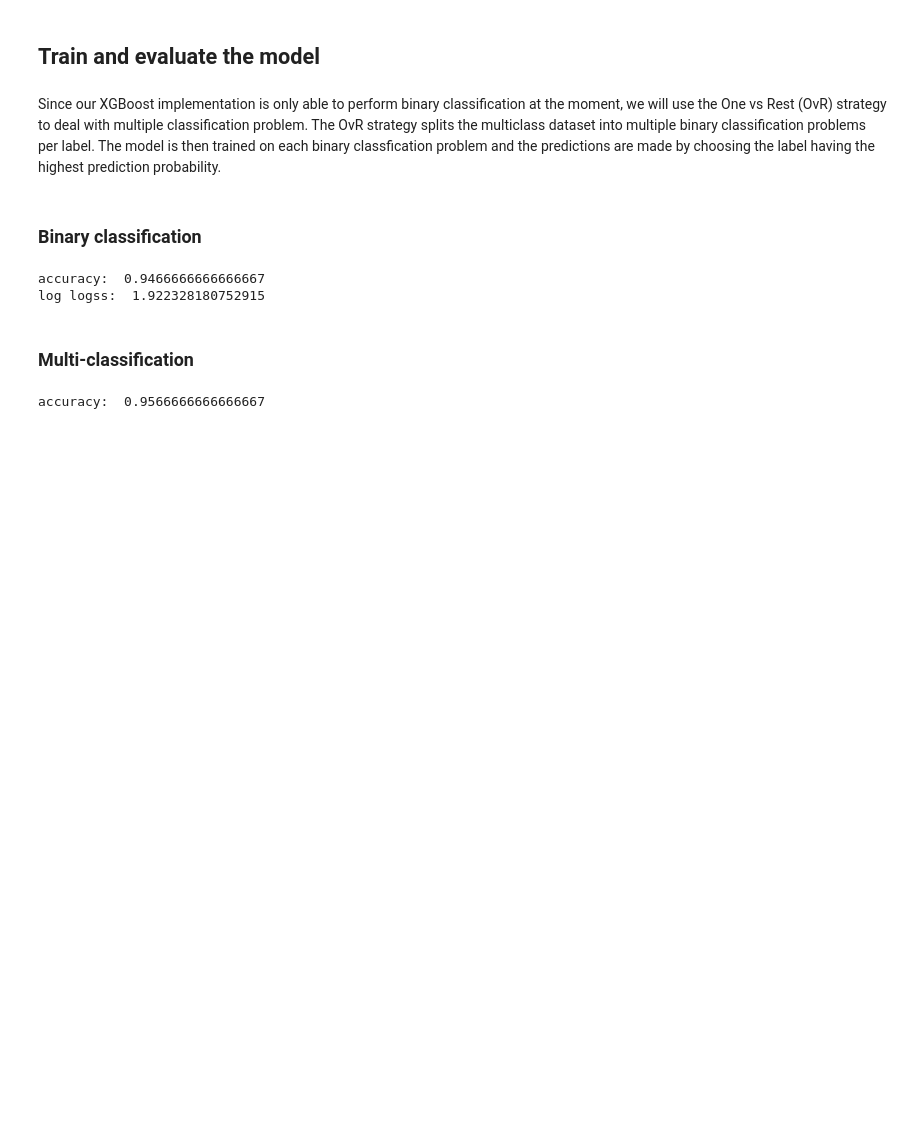
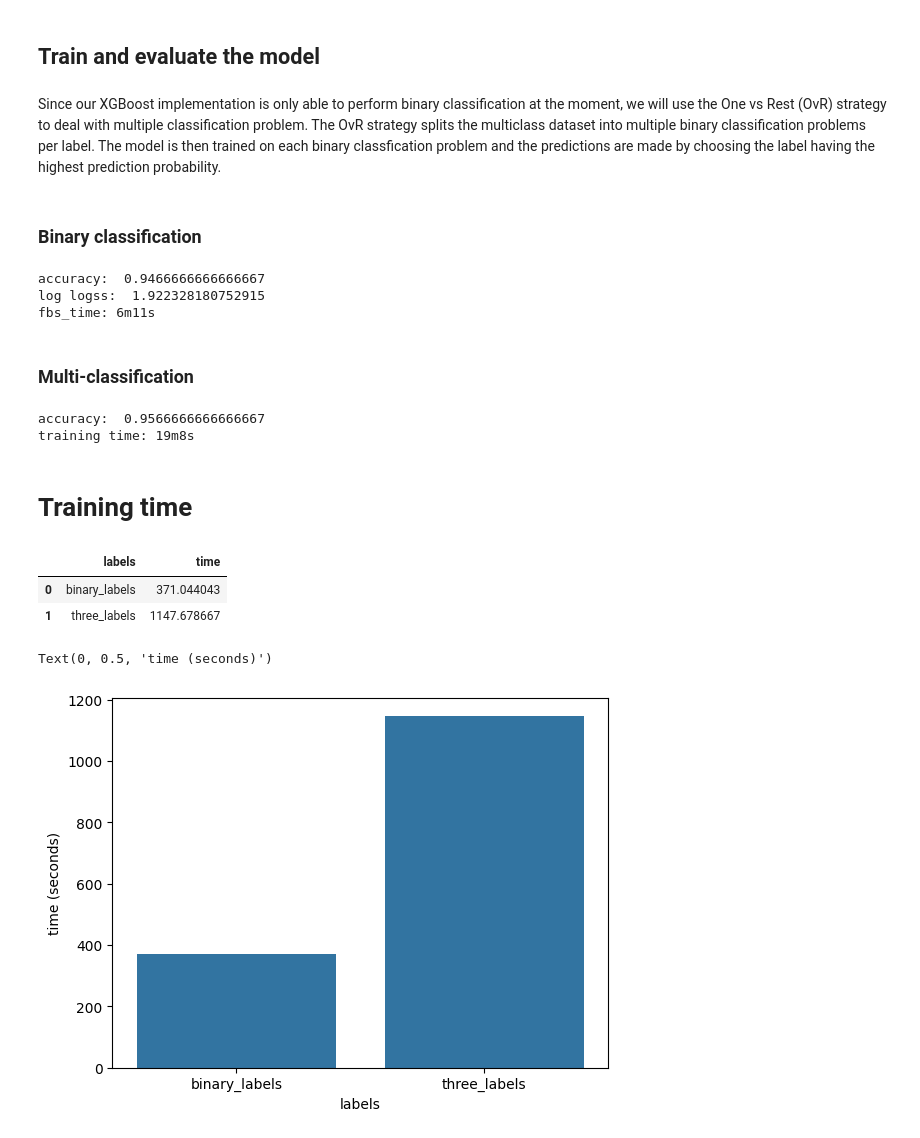
Before and after one commit to NhatPhuong2106/Applied_Parallel_Programming, a Jupyter notebook: xgboost/xgboost_sequential.ipynb, the cells around one changed output. Saved outputs shown, nothing was run; the diff lists cells and outputs as text; code cells hidden in the pictures; blank space fills up the shorter version.

Commit message:
add training time

```diff
--- a/xgboost/xgboost_sequential.ipynb
+++ b/xgboost/xgboost_sequential.ipynb
@@ -264,9 +273,12 @@ log_loss_val = log_loss(binary_labels_test, binary_labels_pred)
 
 print('accuracy: ', accuracy)
 print('log logss: ', log_loss_val)
+binary_labels_training_time = extract_time_by_min_sec(xgb_model.fbs_time)
+print('fbs_time: {minute}m{second}s'.format(minute = binary_labels_training_time[0] , second = binary_labels_training_time[1]))
 # %% [output]
 accuracy:  0.9466666666666667
 log logss:  1.922328180752915
+fbs_time: 6m11s
 # %% [markdown]
 ### Multi-classification
 # %%
@@ -297,5 +309,24 @@ multi_classifier.fit(X_train, y_train)
 y_pred = multi_classifier.predict(X_test)
 accuracy = accuracy_score(y_test, y_pred)
 print('accuracy: ', accuracy)
+three_labels_training_time = extract_time_by_min_sec(multi_classifier.training_time)
+print('training time: {}m{}s'.format(three_labels_training_time[0], three_labels_training_time[1]))
 # %% [output]
 accuracy:  0.9566666666666667
+training time: 19m8s
+# %% [markdown]
+# Training time
+# %%
+training_time_df = pd.DataFrame({'labels': ['binary_labels', 'three_labels'],
+                                 'time': [xgb_model.fbs_time, multi_classifier.training_time]})
+training_time_df
+# %% [output]
+|  | labels | time |
+| 0 | binary_labels | 371.044043 |
+| 1 | three_labels | 1147.678667 |
+# %%
+ax = sns.barplot(data = training_time_df, x = 'labels', y = 'time')
+ax.set_ylabel('time (seconds)')
+# %% [output]
+Text(0, 0.5, 'time (seconds)')
+[figure, added]
```
Also changed, not shown: parts of 2 cells of this notebook.
